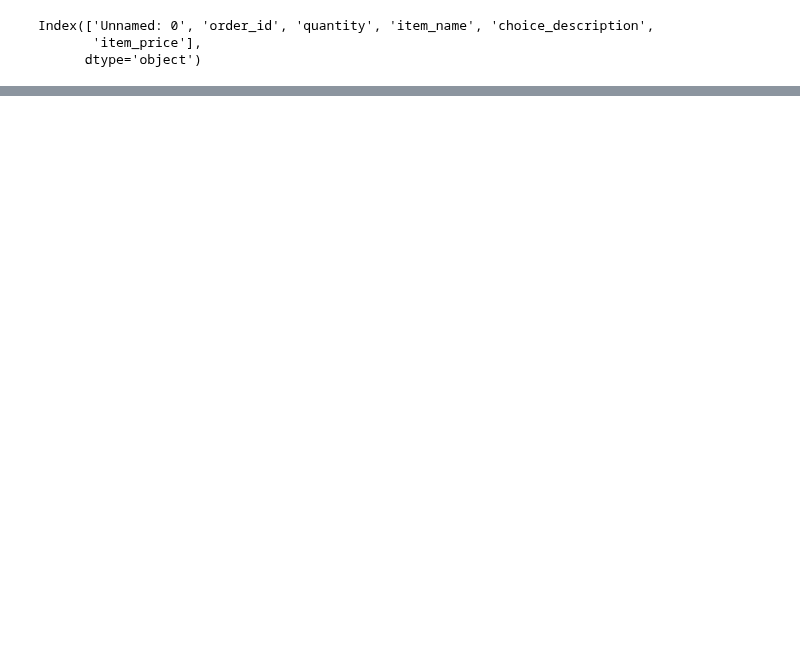
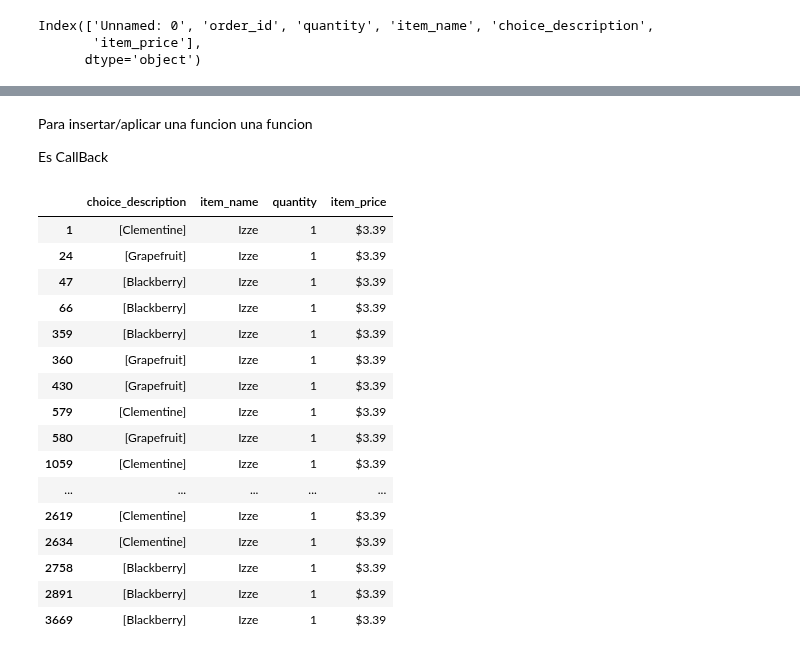
Before and after one commit to enanot/Data-Science, a Jupyter notebook: Pandas/testPandas.ipynb, the cells around one changed output, grey strips where cells are left out. Cells and saved outputs as stored; diff of their text form; code cells hidden in the pictures; blank space fills up the shorter version.

```diff
--- a/Pandas/testPandas.ipynb
+++ b/Pandas/testPandas.ipynb
@@ -31,0 +185,27 @@ data.to_csv('./data/backup.csv',sep = ';')
+# %% [markdown]
+Para insertar/aplicar una funcion una funcion
+
+Es CallBack
+# %%
+def dolar_to_float(x):
+    return float(x[1:])
+
+new_df
+# %% [output]
+|  | choice_description | item_name | quantity | item_price |
+| 1 | [Clementine] | Izze | 1 | $3.39 |
+| 24 | [Grapefruit] | Izze | 1 | $3.39 |
+| 47 | [Blackberry] | Izze | 1 | $3.39 |
+| 66 | [Blackberry] | Izze | 1 | $3.39 |
+| 359 | [Blackberry] | Izze | 1 | $3.39 |
+| 360 | [Grapefruit] | Izze | 1 | $3.39 |
+| 430 | [Grapefruit] | Izze | 1 | $3.39 |
+| 579 | [Clementine] | Izze | 1 | $3.39 |
+| 580 | [Grapefruit] | Izze | 1 | $3.39 |
+| 1059 | [Clementine] | Izze | 1 | $3.39 |
+| ... | ... | ... | ... | ... |
+| 2619 | [Clementine] | Izze | 1 | $3.39 |
+| 2634 | [Clementine] | Izze | 1 | $3.39 |
+| 2758 | [Blackberry] | Izze | 1 | $3.39 |
+| 2891 | [Blackberry] | Izze | 1 | $3.39 |
+| 3669 | [Blackberry] | Izze | 1 | $3.39 |
```
Also changed, not shown: parts of 13 cells of this notebook, 2 other files.
